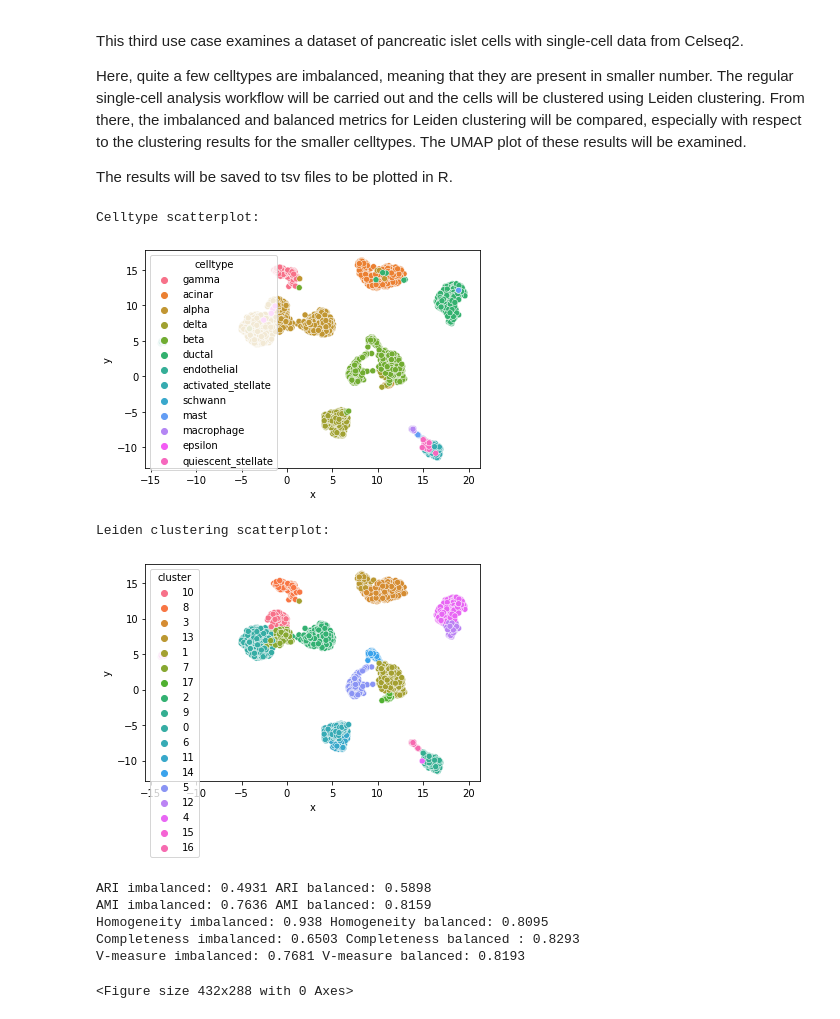
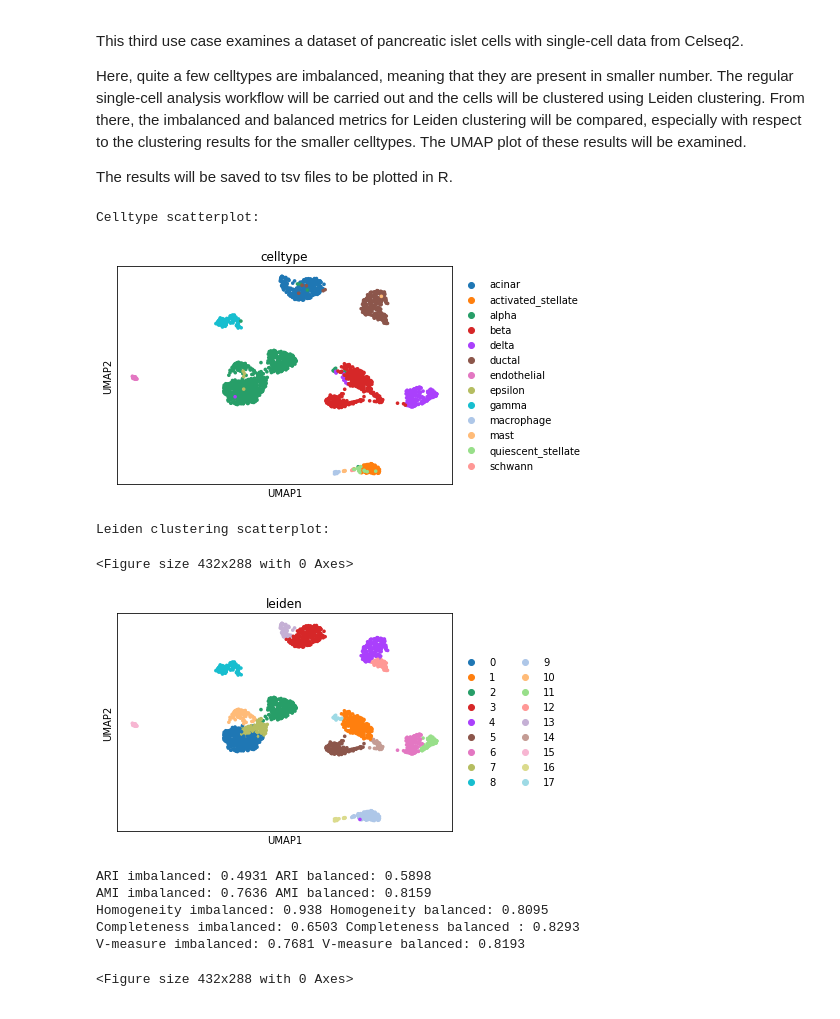
Before and after one commit to hsmaan/Iniquitate, a Jupyter notebook: workflow/analysis/python/04_Fig_7_Imbal_Metric_Analysis.ipynb, the cells around one changed output. Drawn from its saved outputs; the diff is of its cells as text; code cells hidden in the pictures.

```diff
--- a/workflow/analysis/python/04_Fig_7_Imbal_Metric_Analysis.ipynb
+++ b/workflow/analysis/python/04_Fig_7_Imbal_Metric_Analysis.ipynb
@@ -365,22 +366,18 @@ cluster_df = pd.DataFrame({
 
 # Plot the celltype data
 print("Celltype scatterplot:")
-sns.scatterplot(
-    x = "x",
-    y = "y",
-    hue = "celltype",
-    data = cluster_df
+sc.pl.umap(
+    panc_adata,
+    color = "celltype"
 )
 plt.show()
 plt.clf()
 
 # Plot the cluster results data
 print("Leiden clustering scatterplot:")
-sns.scatterplot(
-    x = "x",
-    y = "y",
-    hue = "cluster",
-    data = cluster_df
+sc.pl.umap(
+    panc_adata,
+    color = "leiden",
 )
 plt.show()
 plt.clf()
@@ -405,39 +402,40 @@ print(
     "Completeness imbalanced: " + str(round(completes[0], 4)) + " " +
     "Completeness balanced : " + str(round(completes[1], 4))
 )
 print(
     "V-measure imbalanced: " + str(round(v_measures[0], 4)) + " " +
     "V-measure balanced: " + str(round(v_measures[1], 4))
 )
 
 # Save cluster dataframe and metrics dataframe results to disk
 cluster_df["Trial"] = "7C_panc_data_imbal"
 cluster_df.to_csv(
     "outs/balanced_metrics/results/04_7C_cluster_celltype_imbal_results.tsv",
     sep = "\t",
     index = False
 )
 
 return_metrics_full_out = return_metrics(
     class_arr = cluster_df["celltype"], cluster_arr = cluster_df["cluster"]
 )
 metrics_df = return_metrics_to_df(
     return_metrics_full_out,
     "7C_cluster_celltype_imbal"
 )
 metrics_df.to_csv(
     "outs/balanced_metrics/results/04_7C_cluster_celltype_results.tsv",
     sep = "\t",
     index = False
 )
 # %% [output]
 Celltype scatterplot:
-[figure, old version]
+[figure, new version]
 Leiden clustering scatterplot:
+<Figure size 432x288 with 0 Axes>
-[figure, old version]
+[figure, new version]
-ARI imbalanced: 0.4931 ARI balanced: 0.5898
-AMI imbalanced: 0.7636 AMI balanced: 0.8159
-Homogeneity imbalanced: 0.938 Homogeneity balanced: 0.8095
-Completeness imbalanced: 0.6503 Completeness balanced : 0.8293
-V-measure imbalanced: 0.7681 V-measure balanced: 0.8193
-<Figure size 432x288 with 0 Axes>
+ARI imbalanced: 0.4931 ARI balanced: 0.5898
+AMI imbalanced: 0.7636 AMI balanced: 0.8159
+Homogeneity imbalanced: 0.938 Homogeneity balanced: 0.8095
+Completeness imbalanced: 0.6503 Completeness balanced : 0.8293
+V-measure imbalanced: 0.7681 V-measure balanced: 0.8193
+<Figure size 432x288 with 0 Axes>
```
Also changed, not shown: parts of 3 cells of this notebook.
